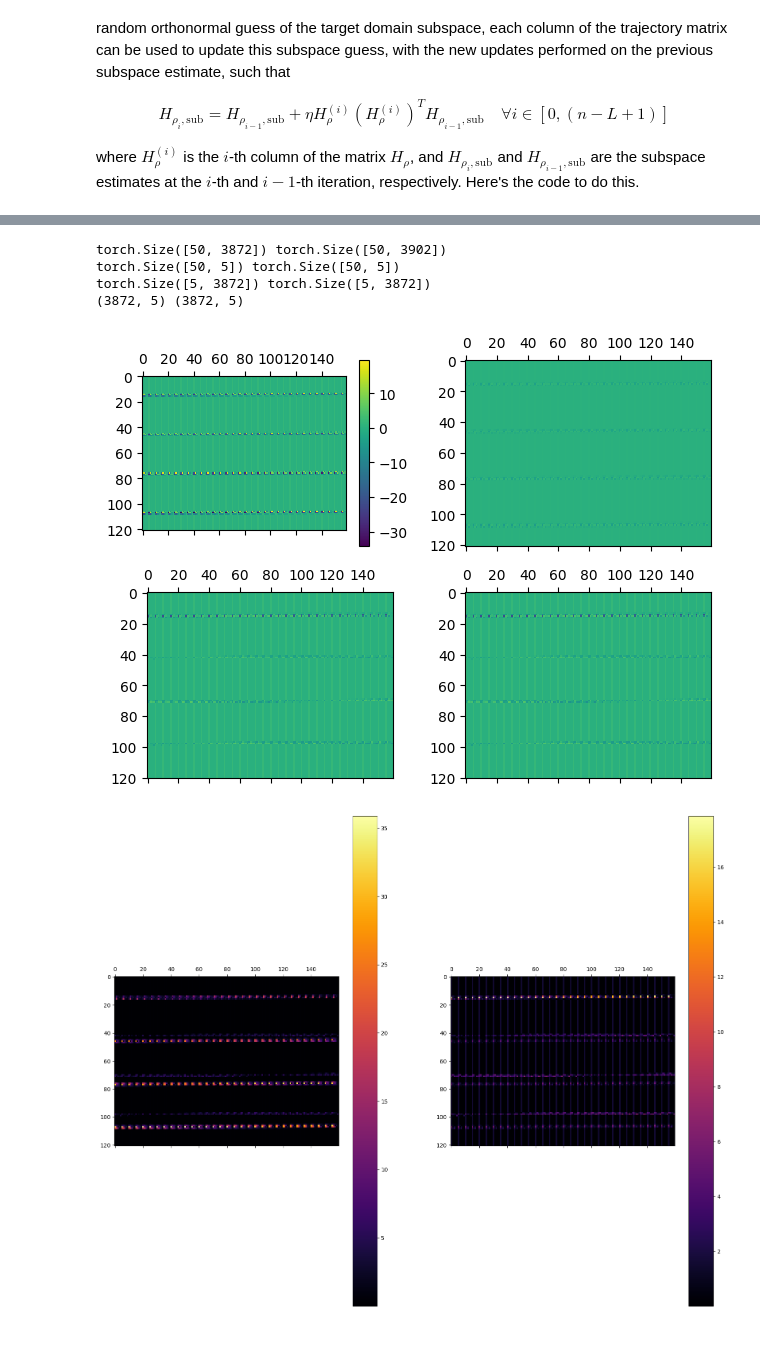
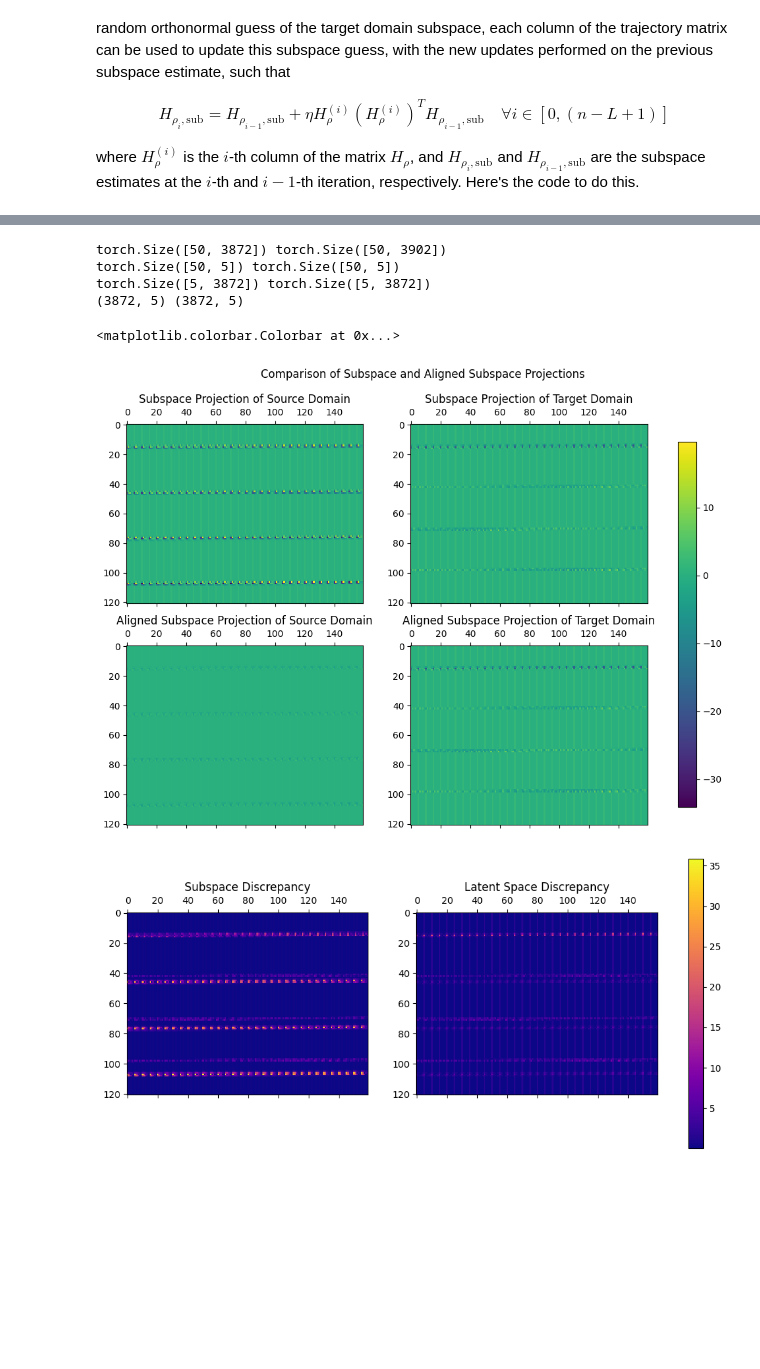
Before and after one commit to paulzwang/procrustes-subspace-adaptation, a Jupyter notebook: tutorial.ipynb, the cells around one changed output, grey strips where cells are left out. Saved outputs shown, nothing was run; the diff lists cells and outputs as text; code cells hidden in the pictures; blank space fills up the shorter version.

```diff
--- a/tutorial.ipynb
+++ b/tutorial.ipynb
@@ -281,61 +313,71 @@ H_rho2_proj = H_rho2_sub.T @ H_rho2_interp
 U,S,V = torch.linalg.svd(H_rho1_proj @ H_rho2_proj.T)
 Q = V.T @ U.T
 s = torch.trace(torch.diag(S))/torch.trace(H_rho1_proj @ H_rho1_proj.T)
 
 Xa = s * Q @ (H_rho1_sub.T @ H_rho1_interp)
 
 Za = H_rho2_sub.T @ H_rho2_interp
 Xa = Xa.T
 Za = Za.T
 # Hankelise outputs
 Ys_H = find_trajectory_matrix(Q1,window_length=50)
 Yt_H = find_trajectory_matrix(Q2,window_length=50)
 
 Xa = Xa.cpu().detach().numpy()
 Za = Za.cpu().detach().numpy()
 Ys_H = Ys_H.T
 Yt_h = Yt_H.T
 
 print(H_rho1.shape, H_rho2.shape)
 print(H_rho1_sub.shape,H_rho2_sub.shape)
 print(H_rho1_proj.shape,H_rho2_proj.shape)
 print(Xa.shape,Za.shape)
 
-""" Plotting Subspace Projections and Latent Space Projections """
+""" Plotting Subspace Projections and Aligned Subspace Projections """
+colnum = 160
+sproj1_reshaped = H_rho1_proj.T.cpu().detach().numpy().reshape(-1,colnum)
+sproj2_reshaped = H_rho2_proj.T.cpu().detach().numpy().reshape(-1,colnum)
+lproj1_reshaped = Xa.reshape(-1,colnum)
+lproj2_reshaped = Za.reshape(-1,colnum)
 
-fig6, ax6 = plt.subplots(2,2)
-colnum = 160
-vmin = np.min(H_rho1_proj.ravel().cpu().detach().numpy())
-vmax = np.max(H_rho1_proj.ravel().cpu().detach().numpy())
-cmap = 'viridis'
+datasets = [sproj1_reshaped, sproj2_reshaped, lproj1_reshaped, lproj2_reshaped]
+titles = ['Subspace Projection of Source Domain',
+          'Subspace Projection of Target Domain',
+          'Aligned Subspace Projection of Source Domain',
+          'Aligned Subspace Projection of Target Domain',
+          ]
+# create a single norm to be shared across all images
+norm = colors.Normalize(vmin=np.min(datasets), vmax=np.max(datasets))
+fig6, ax6 = plt.subplots(2,2,figsize=(12,8))
+fig6.suptitle('Comparison of Subspace and Aligned Subspace Projections')
+images = []
+i = 0
+for ax, data in zip(ax6.flat, datasets):
+    images.append(ax.matshow(data, norm=norm))
+    ax.set_title(titles[i])
+    i = i + 1
+fig6.colorbar(images[0], ax=ax6, orientation='vertical', shrink=0.9, fraction=.1)
 
-
-H_rho1_proj_np = H_rho1_proj.cpu().detach().numpy()
-H_rho2_proj_np = H_rho2_proj.cpu().detach().numpy()
-im = ax6[0,0].matshow(H_rho1_proj_np.T.reshape(-1,colnum), vmin=vmin, vmax=vmax, cmap=cmap)
-ax6[1,0].matshow(H_rho2_proj_np.T.reshape(-1,colnum), vmin=vmin, vmax=vmax, cmap=cmap)
-ax6[0,1].matshow(Xa.reshape(-1,colnum), vmin=vmin, vmax=vmax, cmap=cmap)
-ax6[1,1].matshow(Za.reshape(-1,colnum), vmin=vmin, vmax=vmax, cmap=cmap)
-fig6.colorbar(im)
-fig6.tight_layout()
-
-vmin = np.min(H_rho1_proj.ravel().cpu().detach().numpy())
-vmax = np.max(H_rho1_proj.ravel().cpu().detach().numpy())
-cmap = 'inferno'
-
-fig7, ax7 = plt.subplots(1,2,figsize=(20,16))
-im1 = ax7[0].matshow(np.abs(H_rho1_proj_np.T.reshape(-1,colnum)-H_rho2_proj_np.T.reshape(-1,colnum)), cmap=cmap)
-im2 = ax7[1].matshow(np.abs(Xa.reshape(-1,colnum)-Za.reshape(-1,colnum)), cmap=cmap)
-fig7.colorbar(im1)
-fig7.colorbar(im2)
-
-plt.show()
+""" Plotting Discrepancy Between Subspace and Latent Space """
+fig7, ax7 = plt.subplots(1,2,figsize=(12,8))
+datasets = [np.abs(sproj1_reshaped - sproj2_reshaped), np.abs(lproj1_reshaped - lproj2_reshaped)]
+titles = ['Subspace Discrepancy', 'Latent Space Discrepancy']
+# create a single norm to be shared across all images
+norm = colors.Normalize(vmin=np.min(datasets), vmax=np.max(datasets))
+images = []
+i = 0
+for ax, data in zip(ax7.flat, datasets):
+    images.append(ax.matshow(data, norm=norm, cmap = 'plasma'))
+    ax.set_title(titles[i])
+    i = i + 1
+fig7.colorbar(images[0], ax=ax7, orientation='vertical', shrink=0.7, fraction=.1)
 # %% [output]
 torch.Size([50, 3872]) torch.Size([50, 3902])
 torch.Size([50, 5]) torch.Size([50, 5])
 torch.Size([5, 3872]) torch.Size([5, 3872])
 (3872, 5) (3872, 5)
+<matplotlib.colorbar.Colorbar at 0x...>
-[figure, old version]
+[figure, new version]
-[figure, old version]
+[figure, new version]
 # %% [markdown]
 #
```
Also changed, not shown: parts of 1 cell of this notebook, 2 other files.
